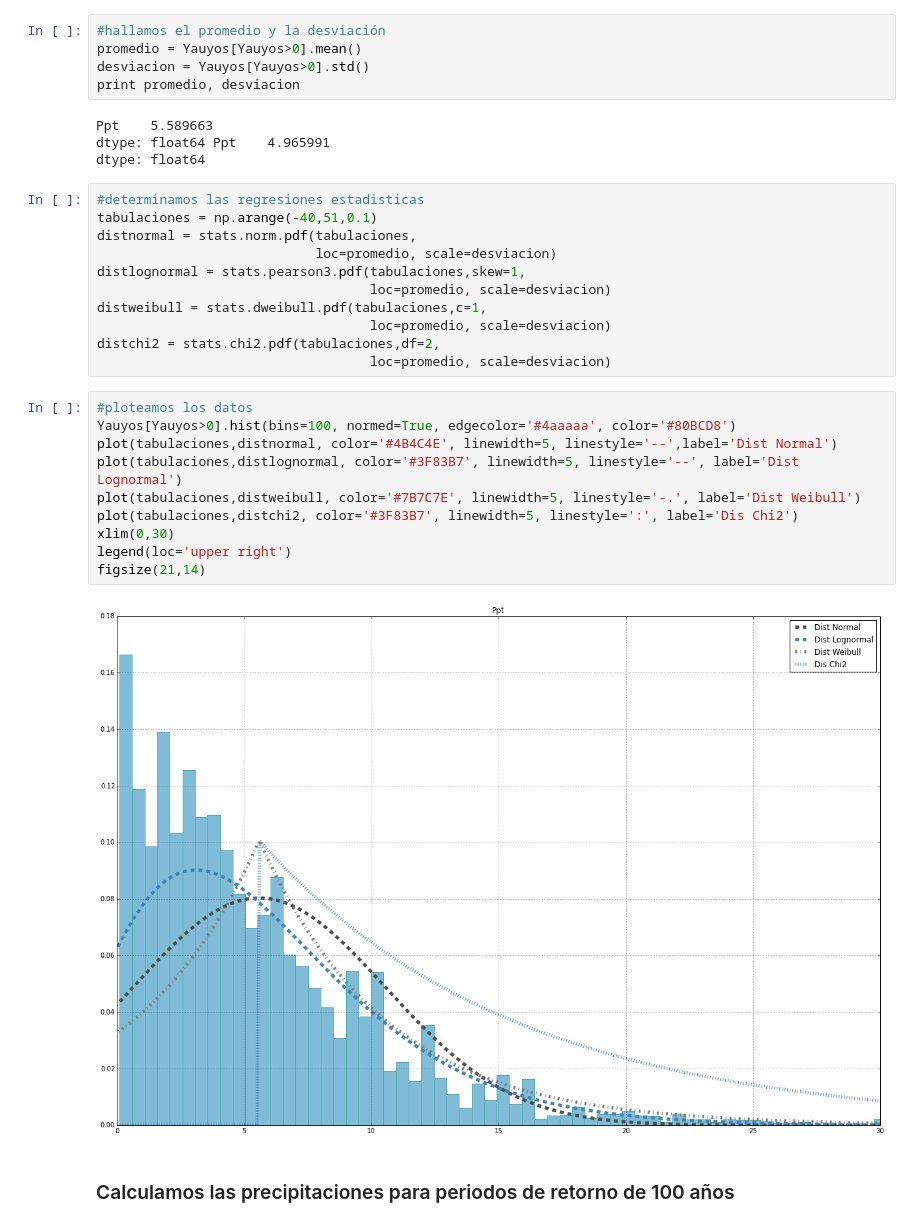
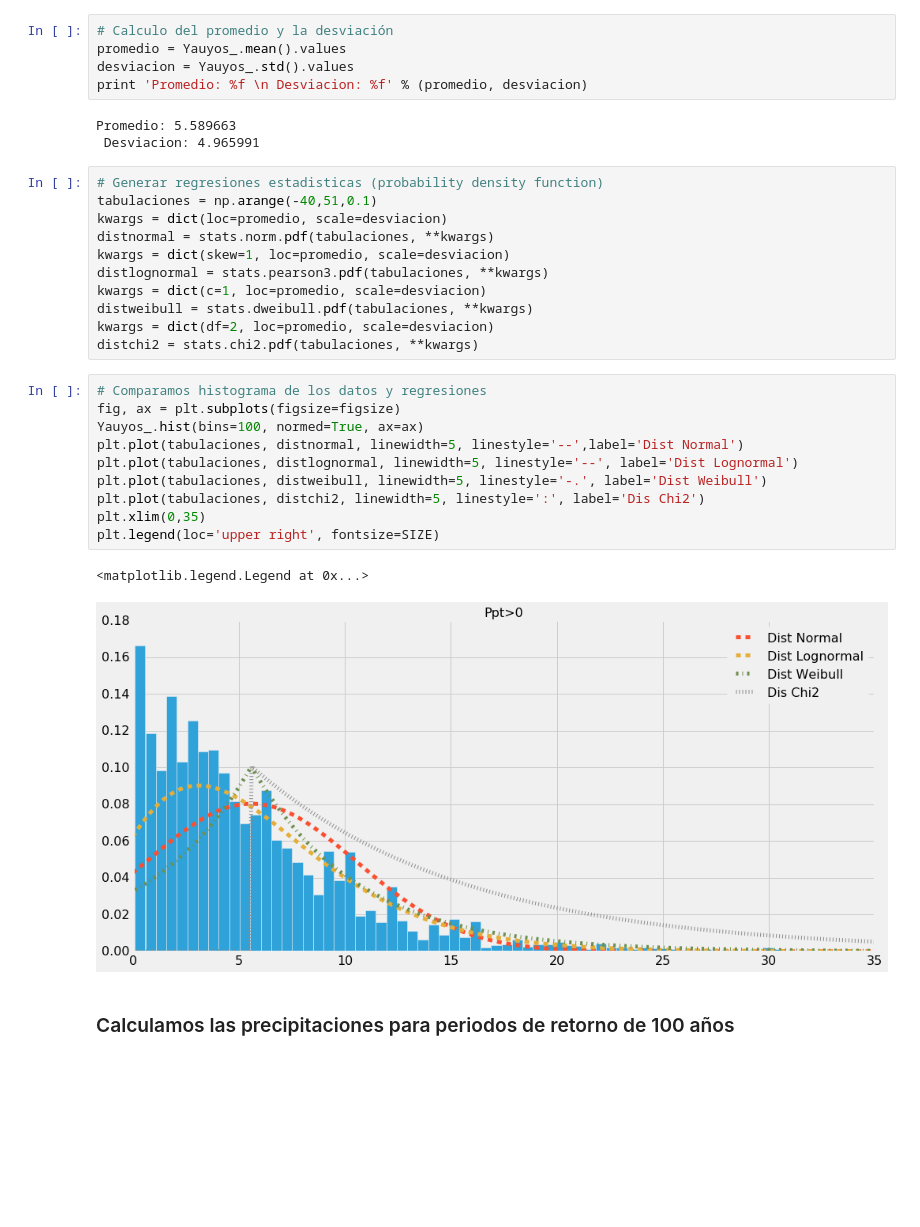
Before and after one commit to SaulMontoya/Tutorial-to-estimate-Rainfall-for-a-given-Return-Period-with-Python, a Jupyter notebook: Tutorial to estimate Rainfall for a given Return Period with Python.ipynb, the cells around one changed output. Saved outputs shown, nothing was run; the diff lists cells and outputs as text; blank space fills up the shorter version.

```diff
--- a/Tutorial to estimate Rainfall for a given Return Period with Python.ipynb
+++ b/Tutorial to estimate Rainfall for a given Return Period with Python.ipynb
@@ -30,35 +59,35 @@ array([[<matplotlib.axes.AxesSubplot object at 0x...>]], dtype=object)
 # %%
-#hallamos el promedio y la desviación
-promedio = Yauyos[Yauyos>0].mean()
-desviacion = Yauyos[Yauyos>0].std()
-print promedio, desviacion
+# Calculo del promedio y la desviación
+promedio = Yauyos_.mean().values
+desviacion = Yauyos_.std().values
+print 'Promedio: %f \n Desviacion: %f' % (promedio, desviacion)
 # %% [output]
-Ppt    5.589663
-dtype: float64 Ppt    4.965991
-dtype: float64
+Promedio: 5.589663
+ Desviacion: 4.965991
 # %%
-#determinamos las regresiones estadisticas
+# Generar regresiones estadisticas (probability density function)
 tabulaciones = np.arange(-40,51,0.1)
-distnormal = stats.norm.pdf(tabulaciones,
-                            loc=promedio, scale=desviacion)
-distlognormal = stats.pearson3.pdf(tabulaciones,skew=1,
-                                   loc=promedio, scale=desviacion)
-distweibull = stats.dweibull.pdf(tabulaciones,c=1,
-                                   loc=promedio, scale=desviacion)
-distchi2 = stats.chi2.pdf(tabulaciones,df=2,
-                                   loc=promedio, scale=desviacion)
+kwargs = dict(loc=promedio, scale=desviacion)
+distnormal = stats.norm.pdf(tabulaciones, **kwargs)
+kwargs = dict(skew=1, loc=promedio, scale=desviacion)
+distlognormal = stats.pearson3.pdf(tabulaciones, **kwargs)
+kwargs = dict(c=1, loc=promedio, scale=desviacion)
+distweibull = stats.dweibull.pdf(tabulaciones, **kwargs)
+kwargs = dict(df=2, loc=promedio, scale=desviacion)
+distchi2 = stats.chi2.pdf(tabulaciones, **kwargs)
 # %%
-#ploteamos los datos
-Yauyos[Yauyos>0].hist(bins=100, normed=True, edgecolor='#4aaaaa', color='#80BCD8')
-plot(tabulaciones,distnormal, color='#4B4C4E', linewidth=5, linestyle='--',label='Dist Normal')
-plot(tabulaciones,distlognormal, color='#3F83B7', linewidth=5, linestyle='--', label='Dist Lognormal')
-plot(tabulaciones,distweibull, color='#7B7C7E', linewidth=5, linestyle='-.', label='Dist Weibull')
-plot(tabulaciones,distchi2, color='#3F83B7', linewidth=5, linestyle=':', label='Dis Chi2')
-xlim(0,30)
-legend(loc='upper right')
-figsize(21,14)
+# Comparamos histograma de los datos y regresiones
+fig, ax = plt.subplots(figsize=figsize)
+Yauyos_.hist(bins=100, normed=True, ax=ax)
+plt.plot(tabulaciones, distnormal, linewidth=5, linestyle='--',label='Dist Normal')
+plt.plot(tabulaciones, distlognormal, linewidth=5, linestyle='--', label='Dist Lognormal')
+plt.plot(tabulaciones, distweibull, linewidth=5, linestyle='-.', label='Dist Weibull')
+plt.plot(tabulaciones, distchi2, linewidth=5, linestyle=':', label='Dis Chi2')
+plt.xlim(0,35)
+plt.legend(loc='upper right', fontsize=SIZE)
 # %% [output]
+<matplotlib.legend.Legend at 0x...>
-[figure, old version]
+[figure, new version]
 # %% [markdown]
 ### Calculamos las precipitaciones para periodos de retorno de 100 años
 # %%
```
Also changed, not shown: parts of 16 cells of this notebook.
